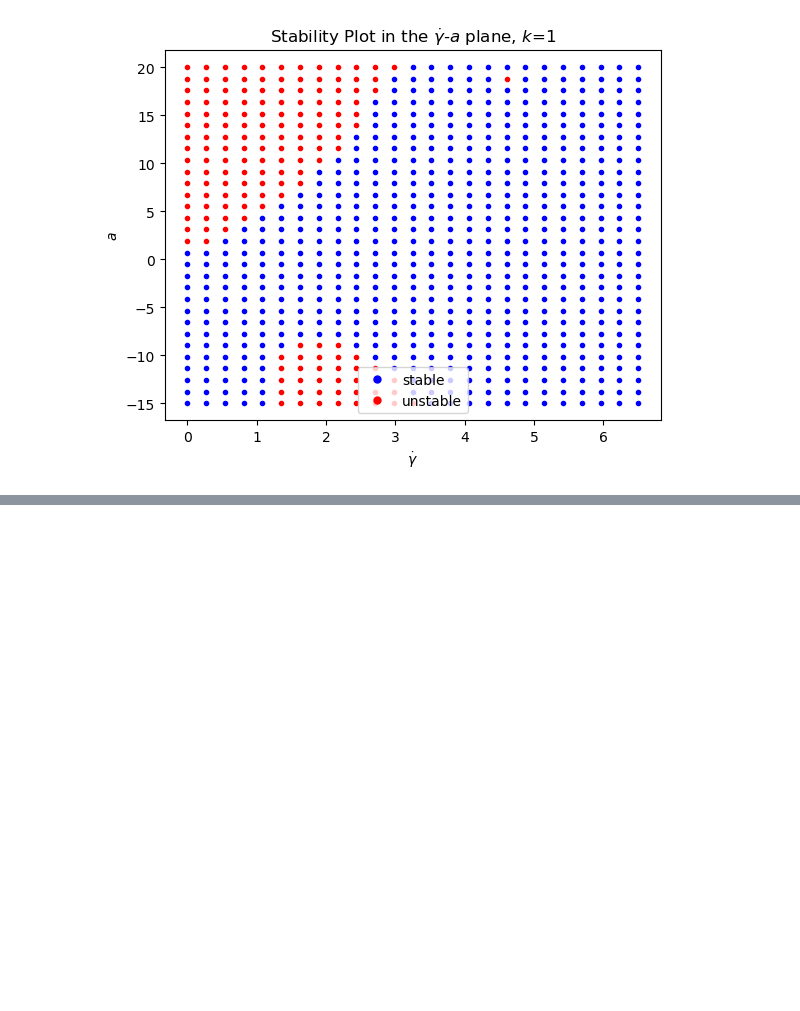
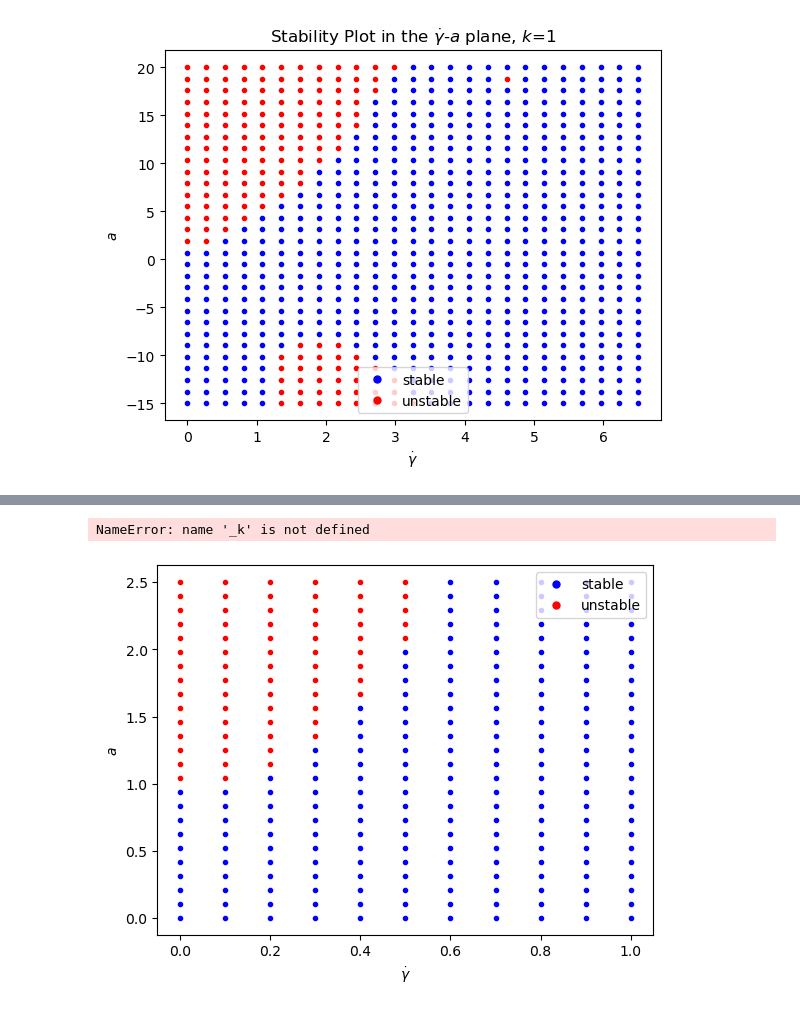
Before and after one commit to jaspercjp/Chebyshev-Pseudospectral-Active-Shear, a Jupyter notebook: python-code/ls2/shear2D_dedalus.ipynb, the cells around one changed output, grey strips where cells are left out. Saved outputs shown, nothing was run; the diff lists cells and outputs as text; code cells hidden in the pictures; blank space fills up the shorter version.

Commit message:
dedalus extensile case zoom

```diff
--- a/python-code/ls2/shear2D_dedalus.ipynb
+++ b/python-code/ls2/shear2D_dedalus.ipynb
@@ -133,0 +141,7 @@ fastest growing mode: -0.7687861271676227 @ freq 7.857105853897145
+# %%
+# zoomed in extensile case
+tau = 1
+gdl, gdr, gdn = 0,1,11
+al, ar, an = 0,2.5,25
+graph_spectra_gd_a_grid([gdl,gdr,gdn], [al,ar,an], tau)
+# %% [output]
@@ -133,0 +170,2 @@ fastest growing mode: -0.7687861271676227 @ freq 7.857105853897145
+NameError: name '_k' is not defined
+[figure, added]
```
Also changed, not shown: parts of 2 cells of this notebook, 2 other files.
